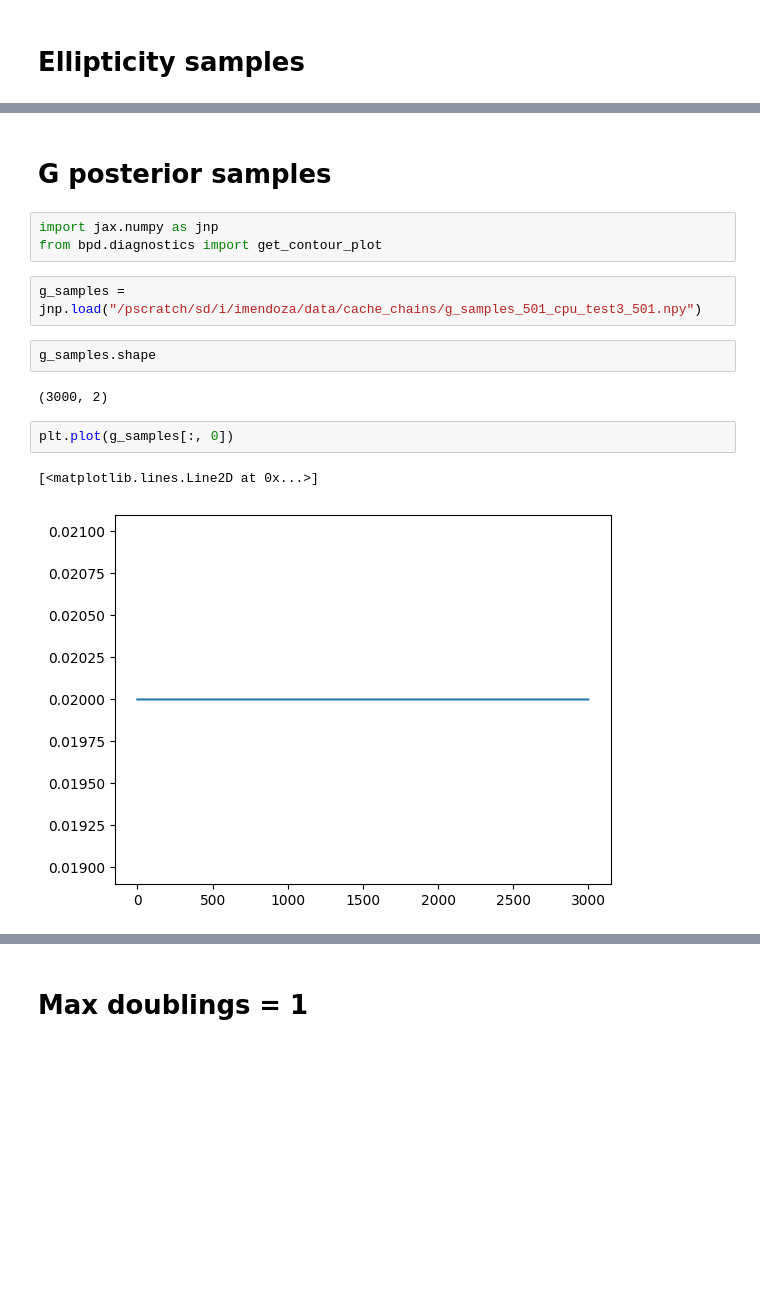
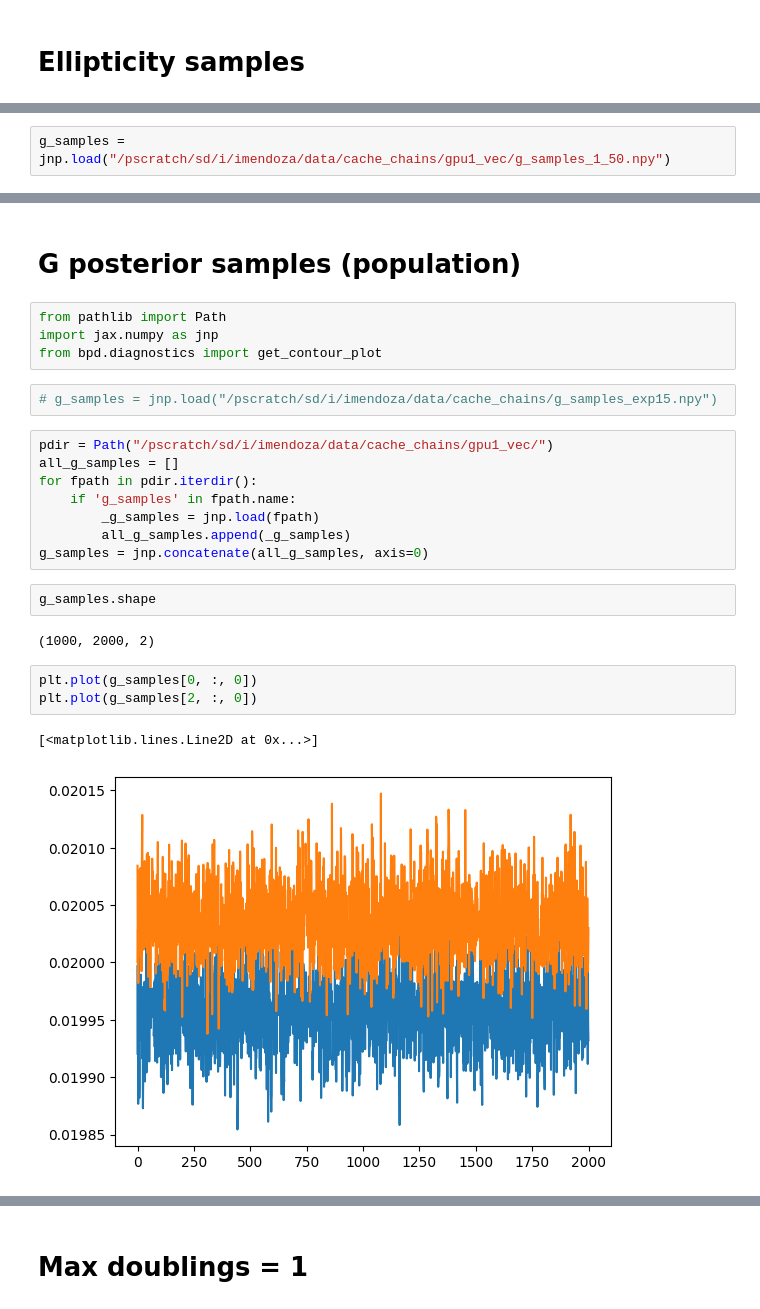
Before and after one commit to LSSTDESC/BPD, a Jupyter notebook: notebooks/summary-results1.ipynb, the cells around one changed output, grey strips where cells are left out. Saved outputs shown, nothing was run; the diff lists cells and outputs as text; blank space fills up the shorter version.

```diff
--- a/notebooks/summary-results1.ipynb
+++ b/notebooks/summary-results1.ipynb
@@ -332,0 +342,2 @@ array([0.02034446, 0.02028667, 0.0204868 , 0.02034175, 0.02041131,
+# %%
+g_samples = jnp.load("/pscratch/sd/i/imendoza/data/cache_chains/gpu1_vec/g_samples_1_50.npy")
@@ -333,17 +362,27 @@ array([0.02034446, 0.02028667, 0.0204868 , 0.02034175, 0.02041131,
 # %% [markdown]
-# G posterior samples
+# G posterior samples (population)
 # %%
+from pathlib import Path
 import jax.numpy as jnp
 from bpd.diagnostics import get_contour_plot
 # %%
-g_samples = jnp.load("/pscratch/sd/i/imendoza/data/cache_chains/g_samples_501_cpu_test3_501.npy")
+# g_samples = jnp.load("/pscratch/sd/i/imendoza/data/cache_chains/g_samples_exp15.npy")
-# %%
-g_samples.shape
-# %% [output]
-(3000, 2)
+# %%
+pdir = Path("/pscratch/sd/i/imendoza/data/cache_chains/gpu1_vec/")
+all_g_samples = []
+for fpath in pdir.iterdir():
+    if 'g_samples' in fpath.name:
+        _g_samples = jnp.load(fpath)
+        all_g_samples.append(_g_samples)
+g_samples = jnp.concatenate(all_g_samples, axis=0)
+# %%
+g_samples.shape
+# %% [output]
+(1000, 2000, 2)
 # %%
-plt.plot(g_samples[:, 0])
+plt.plot(g_samples[0, :, 0])
+plt.plot(g_samples[2, :, 0])
 # %% [output]
 [<matplotlib.lines.Line2D at 0x...>]
-[figure, old version]
+[figure, new version]
 # %%
```
Also changed, not shown: parts of 18 cells of this notebook.
